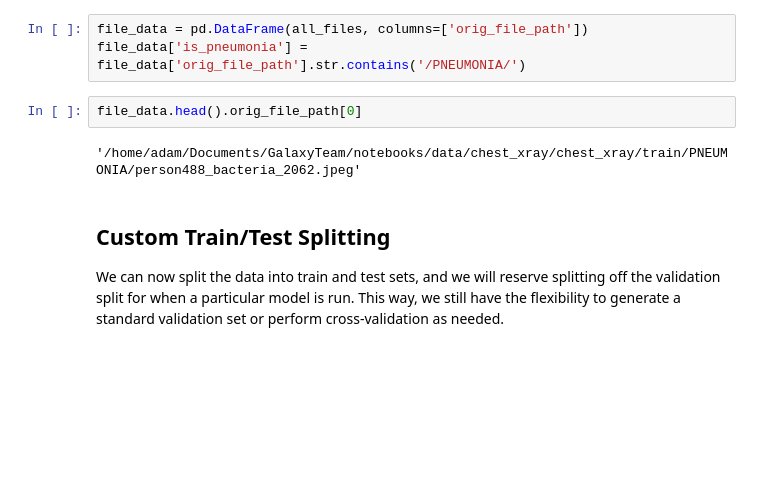
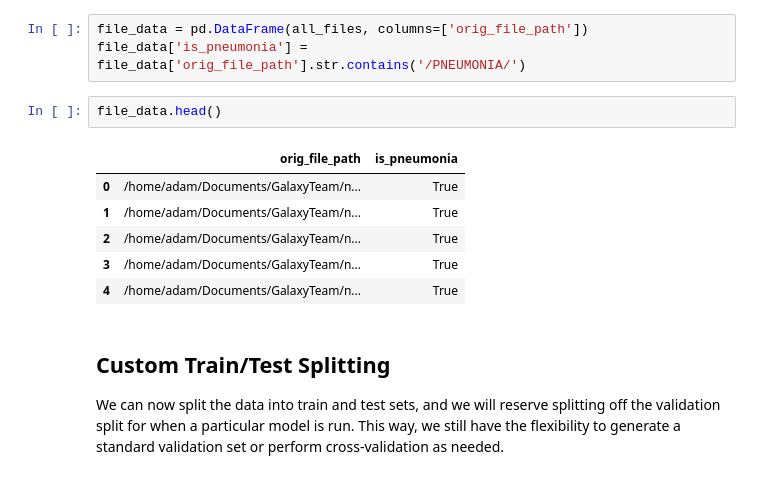
Before and after one commit to adam-broussard/Chandra, a Jupyter notebook: notebooks/1_Image_Preprocessing.ipynb, the cells around one changed output. Cells and saved outputs as stored; diff of their text form; blank space fills up the shorter version.

```diff
--- a/notebooks/1_Image_Preprocessing.ipynb
+++ b/notebooks/1_Image_Preprocessing.ipynb
@@ -26,9 +26,14 @@ os.makedirs(preprocessed_dir, exist_ok=True)
 file_data = pd.DataFrame(all_files, columns=['orig_file_path'])
 file_data['is_pneumonia'] = file_data['orig_file_path'].str.contains('/PNEUMONIA/')
 # %%
-file_data.head().orig_file_path[0]
+file_data.head()
 # %% [output]
-'/home/adam/Documents/GalaxyTeam/notebooks/data/chest_xray/chest_xray/train/PNEUMONIA/person488_bacteria_2062.jpeg'
+|  | orig_file_path | is_pneumonia |
+| 0 | /home/adam/Documents/GalaxyTeam/n... | True |
+| 1 | /home/adam/Documents/GalaxyTeam/n... | True |
+| 2 | /home/adam/Documents/GalaxyTeam/n... | True |
+| 3 | /home/adam/Documents/GalaxyTeam/n... | True |
+| 4 | /home/adam/Documents/GalaxyTeam/n... | True |
 # %% [markdown]
 ## Custom Train/Test Splitting
 
```
Also changed, not shown: parts of 2 cells of this notebook.
